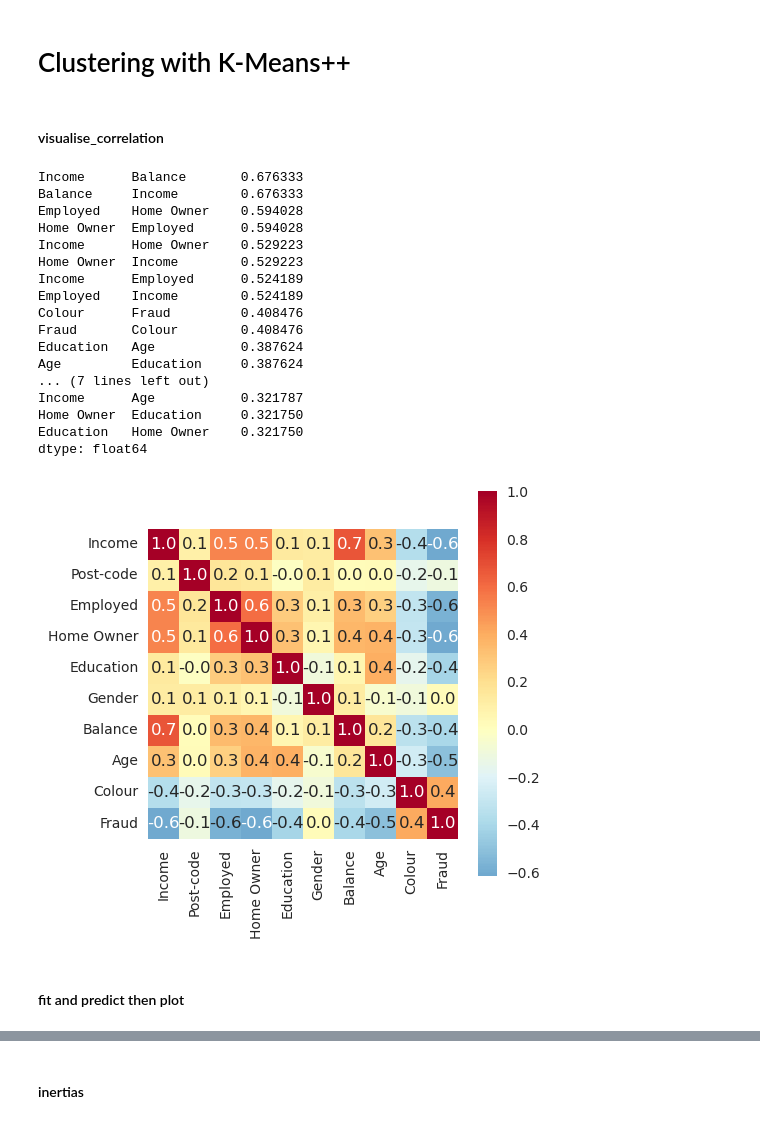
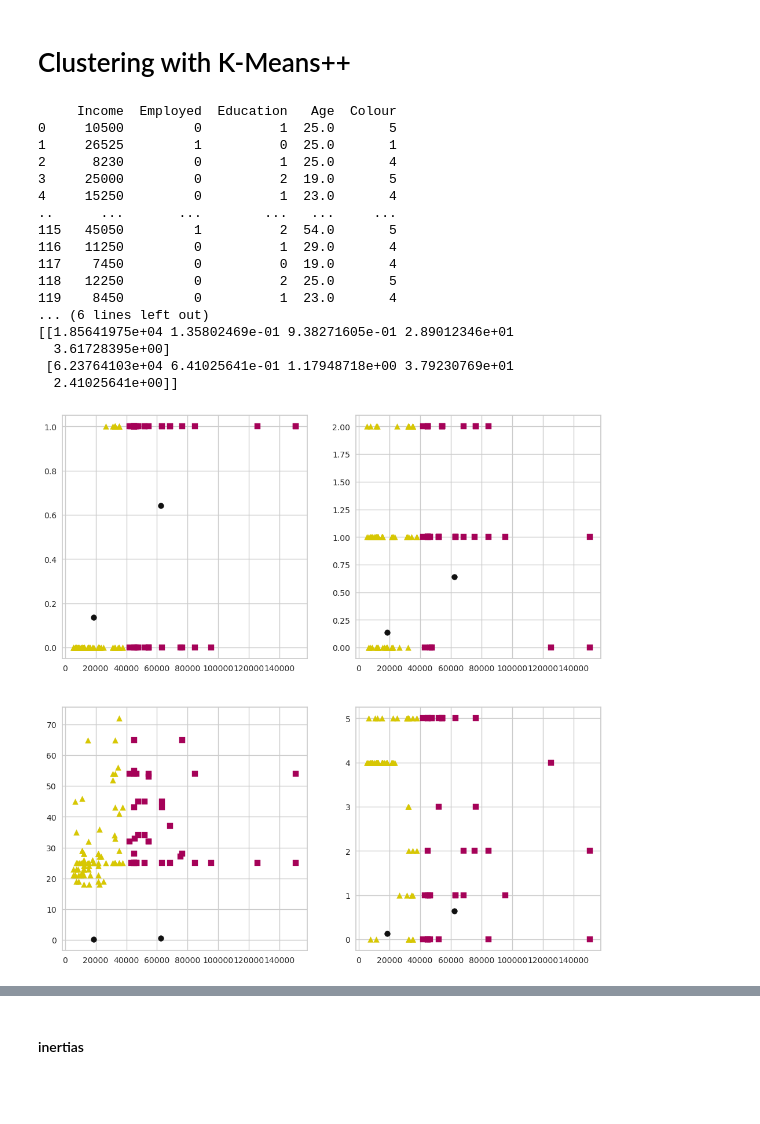
Before and after one commit to legacy-shu/Anaconda-Python-3-, a Jupyter notebook: python/assignment/unsupervised.ipynb, the cells around one changed output, grey strips where cells are left out. Drawn from its saved outputs; the diff is of its cells as text; code cells hidden in the pictures; blank space fills up the shorter version.

```diff
--- a/python/assignment/unsupervised.ipynb
+++ b/python/assignment/unsupervised.ipynb
@@ -79,2 +16,0 @@ def plot_(X,predictions,centroids):
-# %% [markdown]
-#### visualise_correlation
@@ -81,29 +82,51 @@ def plot_(X,predictions,centroids):
 # %%
 
-X_features_All = pca_df(df.drop(['Fraud','Income','Home Owner'], axis=1))
-X_income_balance = pca_df(df[['Income','Balance']])
-X_employed_home_owner = pca_df(df[['Employed','Home Owner']])
-X_mix = pca_df(df[['Employed','Home Owner','Income','Balance']])
+X_features = df.drop(['Fraud'], axis=1)
+print(X_features)
+kmeans = KMeans(n_clusters=2, max_iter = 1000)
+predictions = kmeans.fit_predict(X_features)
+print(predictions)
 
-visualise_correlation(df)
+centroids = kmeans.cluster_centers_
+print(centroids)
+
+silhouette = silhouette_score(X_features, predictions)
+
+figure, ax = plt.subplots(figsize=(12,12), ncols=2, nrows=2)
+ax[0][0].scatter(X_features[predictions==0]['Income'],X_features[predictions==0]['Employed'],marker='^',c="y")
+ax[0][0].scatter(X_features[predictions==1]['Income'],X_features[predictions==1]['Employed'],marker='s',c='m')
+ax[0][0].scatter(centroids[:, 0], centroids[:, 1], c='k', edgecolors='k', s=50)
+
+ax[0][1].scatter(X_features[predictions==0]['Income'],X_features[predictions==0]['Education'],marker='^',c="y")
+ax[0][1].scatter(X_features[predictions==1]['Income'],X_features[predictions==1]['Education'],marker='s',c='m')
+ax[0][1].scatter(centroids[:, 0], centroids[:, 1], c='k', edgecolors='k', s=50)
+
+ax[1][0].scatter(X_features[predictions==0]['Income'],X_features[predictions==0]['Age'],marker='^',c="y")
+ax[1][0].scatter(X_features[predictions==1]['Income'],X_features[predictions==1]['Age'],marker='s',c='m')
+ax[1][0].scatter(centroids[:, 0], centroids[:, 1], c='k', edgecolors='k', s=50)
+
+ax[1][1].scatter(X_features[predictions==0]['Income'],X_features[predictions==0]['Colour'],marker='^',c="y")
+ax[1][1].scatter(X_features[predictions==1]['Income'],X_features[predictions==1]['Colour'],marker='s',c='m')
+ax[1][1].scatter(centroids[:, 0], centroids[:, 1], c='k', edgecolors='k', s=50)
+
+
+plt.show()
 # %% [output]
-Income      Balance       0.676333
-Balance     Income        0.676333
-Employed    Home Owner    0.594028
-Home Owner  Employed      0.594028
-Income      Home Owner    0.529223
-Home Owner  Income        0.529223
-Income      Employed      0.524189
-Employed    Income        0.524189
-Colour      Fraud         0.408476
-Fraud       Colour        0.408476
-Education   Age           0.387624
-Age         Education     0.387624
-... (7 lines left out)
-Income      Age           0.321787
-Home Owner  Education     0.321750
-Education   Home Owner    0.321750
-dtype: float64
+     Income  Employed  Education   Age  Colour
+0     10500         0          1  25.0       5
+1     26525         1          0  25.0       1
+2      8230         0          1  25.0       4
+3     25000         0          2  19.0       5
+4     15250         0          1  23.0       4
+..      ...       ...        ...   ...     ...
+115   45050         1          2  54.0       5
+116   11250         0          1  29.0       4
+117    7450         0          0  19.0       4
+118   12250         0          2  25.0       5
+119    8450         0          1  23.0       4
+... (6 lines left out)
+[[1.85641975e+04 1.35802469e-01 9.38271605e-01 2.89012346e+01
+  3.61728395e+00]
+ [6.23764103e+04 6.41025641e-01 1.17948718e+00 3.79230769e+01
+  2.41025641e+00]]
-[figure, old version]
+[figure, new version]
-# %% [markdown]
-#### fit and predict then plot
```
Also changed, not shown: parts of 6 cells of this notebook, 3 other files.
